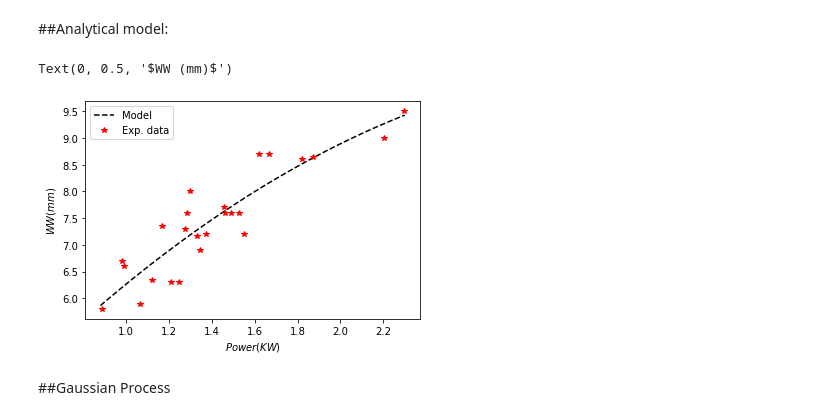
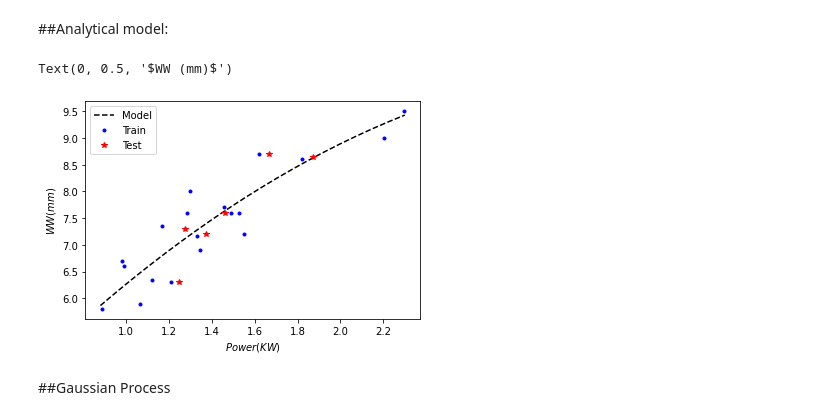
Before and after one commit to GermanOmar/GPs---WAAM, a Jupyter notebook: GPs_WAAM_PvsWW.ipynb, the cells around one changed output. Saved outputs shown, nothing was run; the diff lists cells and outputs as text; code cells hidden in the pictures.

```diff
--- a/GPs_WAAM_PvsWW.ipynb
+++ b/GPs_WAAM_PvsWW.ipynb
@@ -72,17 +72,18 @@ training samples: 19  test samples: 6
 # %%
 def f(x):
   return -0.6467 * x**2 + 4.5666*x + 2.3454
 
 Xs = np.linspace(0.88,2.3,20)
 Ys=f(Xs)
 plt.plot(Xs, Ys, 'k--',  label = 'Model')
-plt.plot(X, Y, 'r*', label = 'Exp. data')
+plt.plot(X_train, y_train, 'b.', label = 'Train')
+plt.plot(X_test, y_test, 'r*', label = 'Test')
 plt.legend()
 plt.xlabel('$Power  (KW)$')
 plt.ylabel('$WW (mm)$')
 # %% [output]
 Text(0, 0.5, '$WW (mm)$')
-[figure, old version]
+[figure, new version]
 # %% [markdown]
 ##Gaussian Process
 # %%
```
Also changed, not shown: parts of 8 cells of this notebook.
